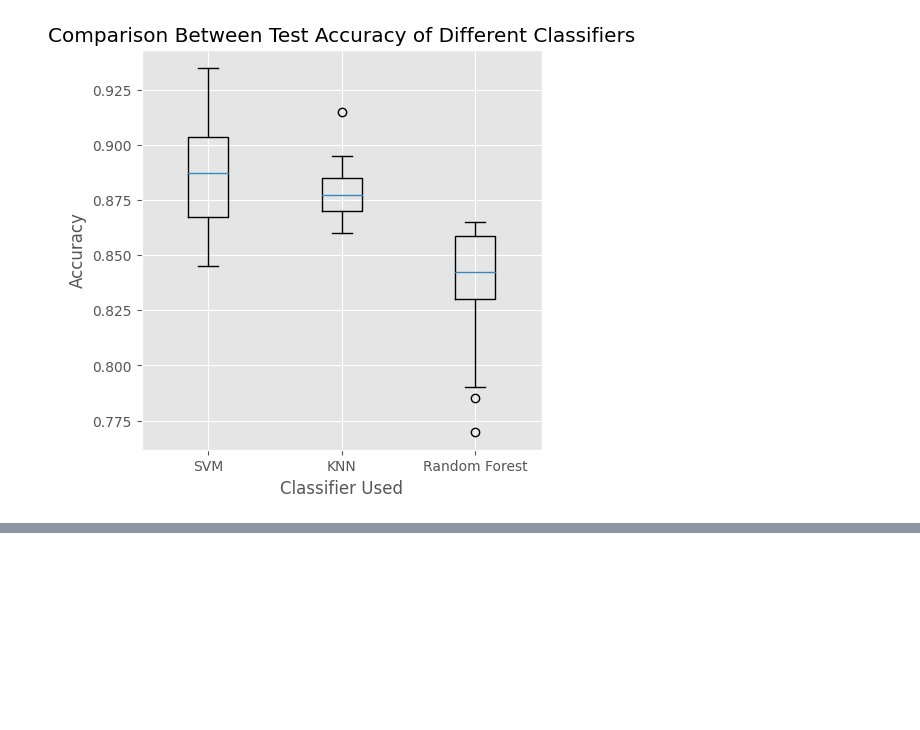
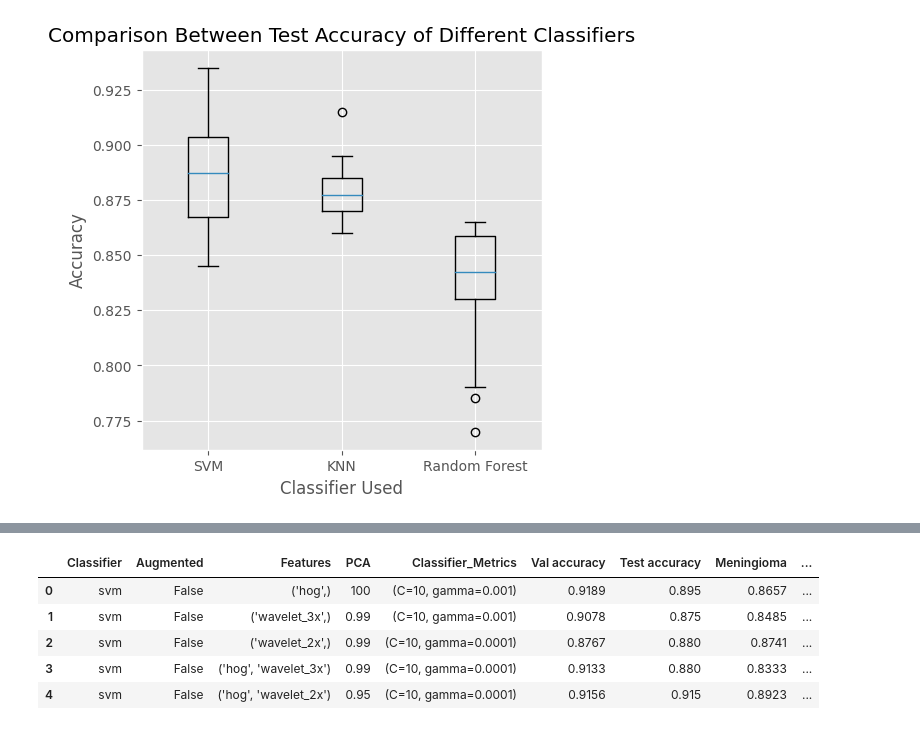
Before and after one commit to tobyloby12/AMLS-assignment, a Jupyter notebook: Task B/mainB.ipynb, the cells around one changed output, grey strips where cells are left out. Saved outputs shown, nothing was run; the diff lists cells and outputs as text; code cells hidden in the pictures; blank space fills up the shorter version.

```diff
--- a/Task B/mainB.ipynb
+++ b/Task B/mainB.ipynb
@@ -663,0 +612,14 @@ print(accuracy)
+# %%
+# changing the floats to be 4 decimal places and removing unnecessary information as the table
+df_results_new = df_results.assign(PCA = lambda x: x['PCA'].str.extract('(\d+.\d+|\d+)'))
+df_results_new[['Val accuracy', 'Test accuracy', 'Meningioma', 'No tumor', 'Glioma', 'Pituitary']] = df_results_new[['Val accuracy', 'Test accuracy', 'Meningioma', 'No tumor', 'Glioma', 'Pituitary']].round(decimals = 4)
+df_results_new = df_results_new.assign(Classifier_Metrics = lambda x: x['Classifier_Metrics'].str.extract(r'(\(.*)'))
+# %%
+df_results_new.head(5)
+# %% [output]
+|  | Classifier | Augmented | Features | PCA | Classifier_Metrics | Val accuracy | Test accuracy | Meningioma | ... |
+| 0 | svm | False | ('hog',) | 100 | (C=10, gamma=0.001) | 0.9189 | 0.895 | 0.8657 | ... |
+| 1 | svm | False | ('wavelet_3x',) | 0.99 | (C=10, gamma=0.001) | 0.9078 | 0.875 | 0.8485 | ... |
+| 2 | svm | False | ('wavelet_2x',) | 0.99 | (C=10, gamma=0.0001) | 0.8767 | 0.880 | 0.8741 | ... |
+| 3 | svm | False | ('hog', 'wavelet_3x') | 0.99 | (C=10, gamma=0.0001) | 0.9133 | 0.880 | 0.8333 | ... |
+| 4 | svm | False | ('hog', 'wavelet_2x') | 0.95 | (C=10, gamma=0.0001) | 0.9156 | 0.915 | 0.8923 | ... |
```
Also changed, not shown: parts of 20 cells of this notebook, 4 other files.
